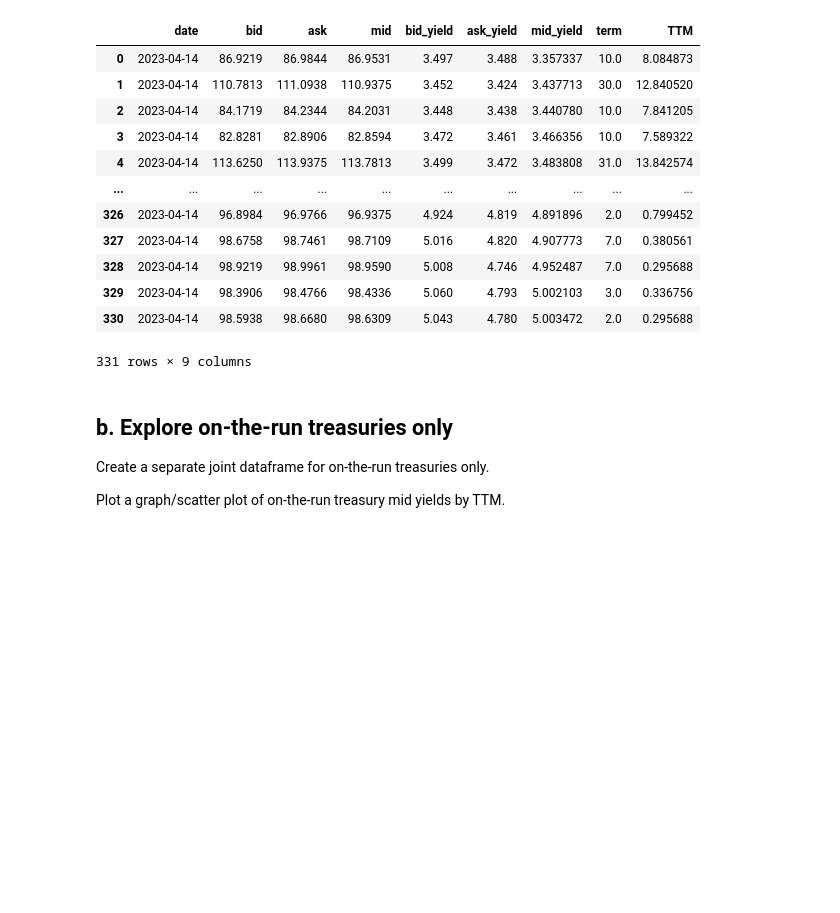
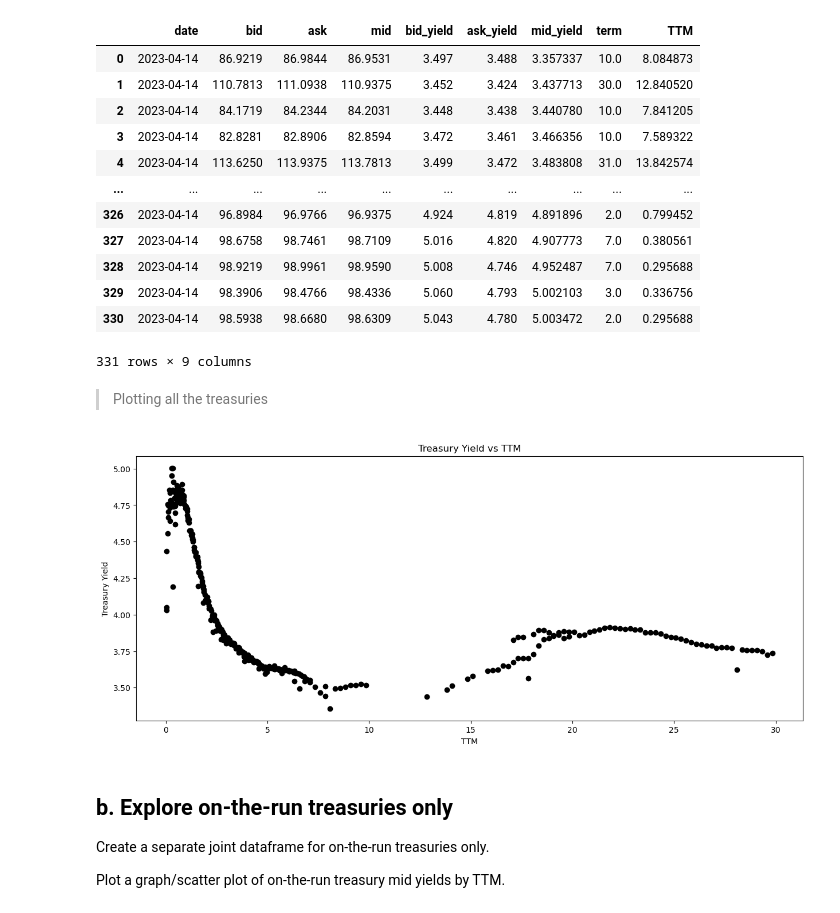
Before and after one commit to alanwake47/FINM-35700-Credit-Markets, a Jupyter notebook: week1/CreditMarkets_Homework_1/homework/Homework 1_aman.ipynb, the cells around one changed output. Saved outputs shown, nothing was run; the diff lists cells and outputs as text; code cells hidden in the pictures; blank space fills up the shorter version.

```diff
--- a/week1/CreditMarkets_Homework_1/homework/Homework 1_aman.ipynb
+++ b/week1/CreditMarkets_Homework_1/homework/Homework 1_aman.ipynb
@@ -360,6 +360,18 @@ govt_symbology_md2
 | 329 | 2023-04-14 | 98.3906 | 98.4766 | 98.4336 | 5.060 | 4.793 | 5.002103 | 3.0 | 0.336756 |
 | 330 | 2023-04-14 | 98.5938 | 98.6680 | 98.6309 | 5.043 | 4.780 | 5.003472 | 2.0 | 0.295688 |
 331 rows × 9 columns
+# %% [markdown]
+> Plotting all the treasuries
+# %%
+#plot all the govt_symbology_md2
+fig, ax = plt.subplots(figsize=(15, 6))
+ax.scatter(govt_symbology_md2['TTM'], govt_symbology_md2['mid_yield'], color='black')
+ax.set_xlabel('TTM')
+ax.set_ylabel('Treasury Yield')
+ax.set_title('Treasury Yield vs TTM')
+plt.show()
+# %% [output]
+[figure, added]
 # %% [markdown]
 ## b. Explore on-the-run treasuries only
 Create a separate joint dataframe for on-the-run treasuries only.
```
Also changed, not shown: 2 other files.
